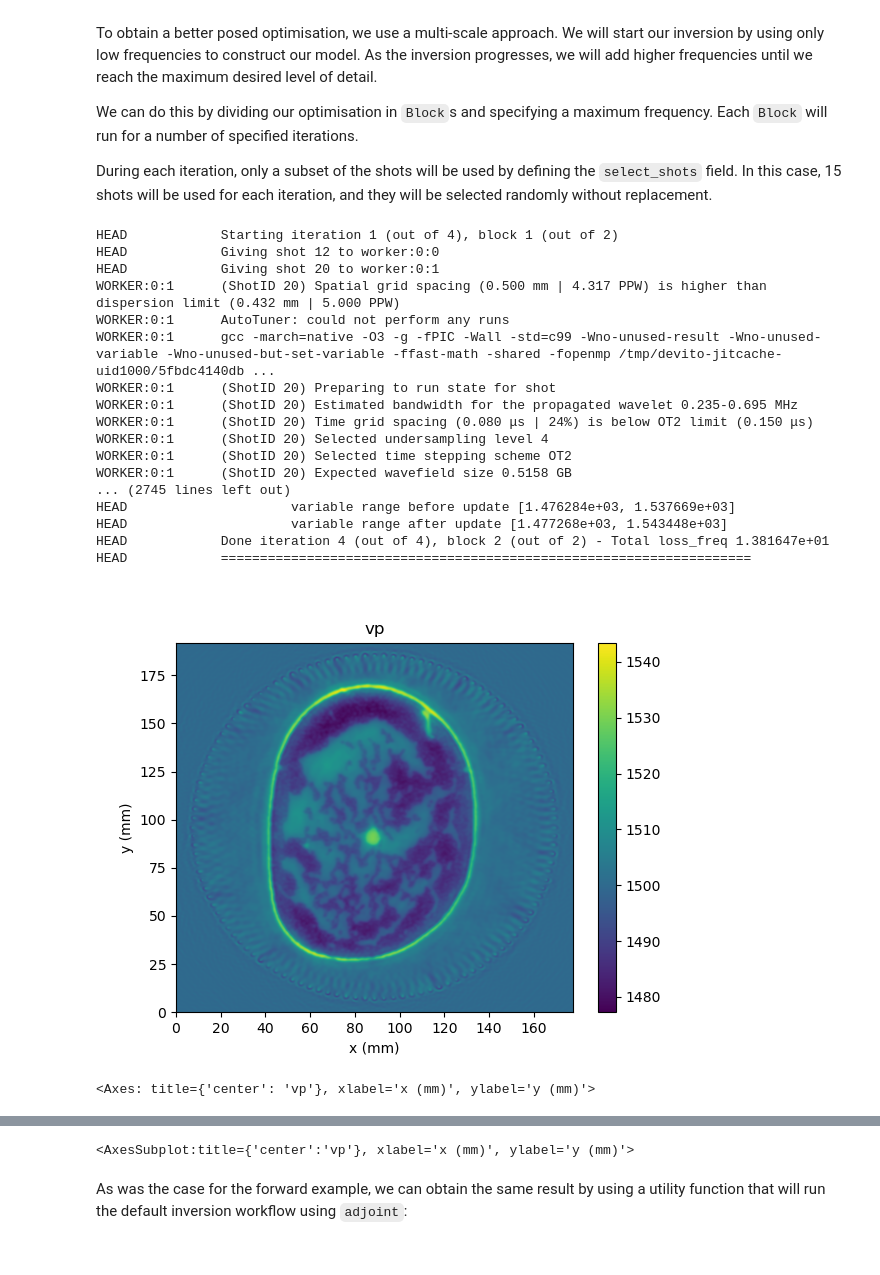
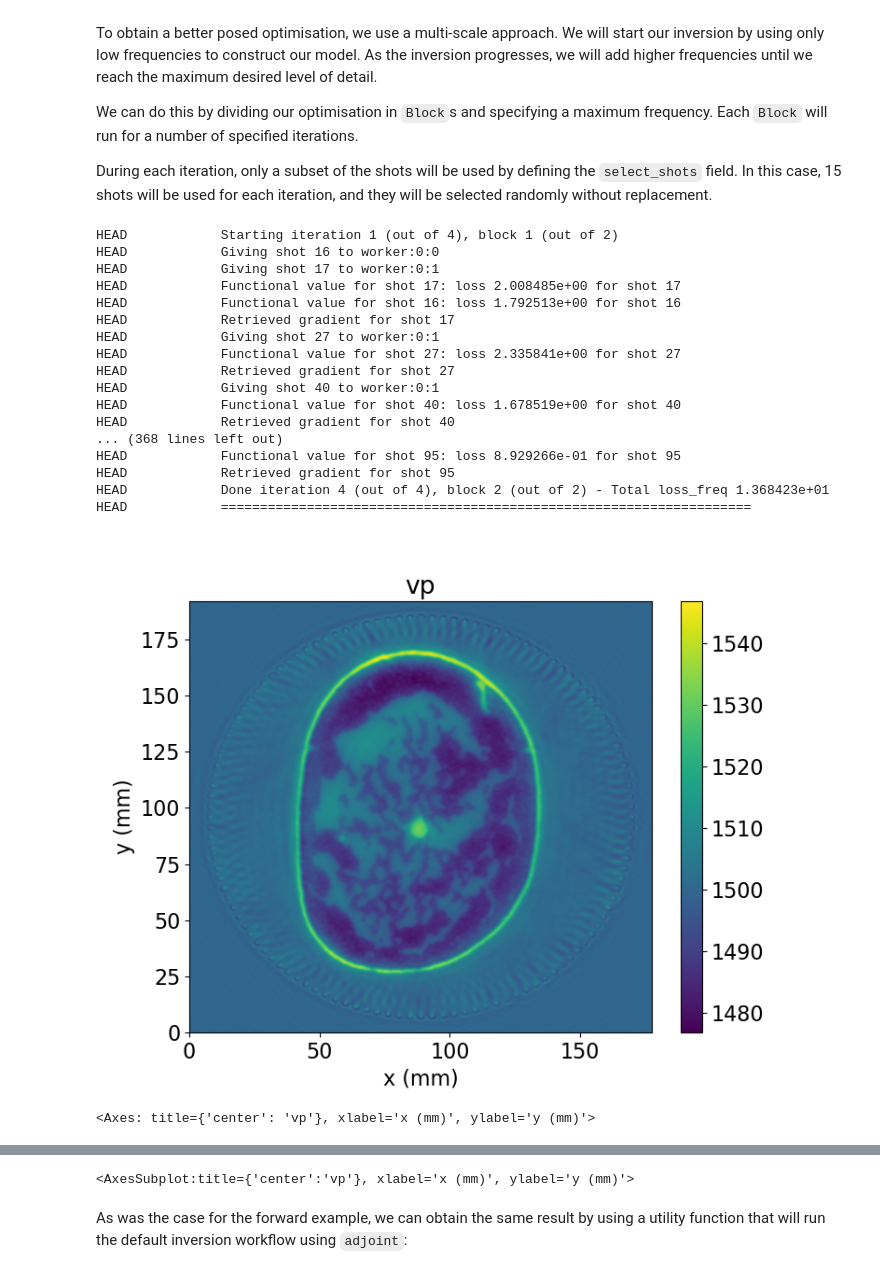
Before and after one commit to trustimaging/stride, a Jupyter notebook: stride_examples/tutorials/06_imaging.ipynb, the cells around one changed output, grey strips where cells are left out. Cells and saved outputs as stored; diff of their text form; code cells hidden in the pictures.

```diff
--- a/stride_examples/tutorials/06_imaging.ipynb
+++ b/stride_examples/tutorials/06_imaging.ipynb
@@ -223,10 +218,11 @@ loss = L2DistanceLoss.remote(len=runtime.num_workers)
 # %% [markdown]
 We will also need some operators to proprocess the source wavelents and the modelled and observed data traces:
 # %%
-from stride import ProcessWavelets, ProcessObserved, ProcessTraces
+from stride import ProcessWavelets, ProcessObserved, ProcessWaveletsObserved, ProcessTraces
 
 process_wavelets = ProcessWavelets.remote(len=runtime.num_workers)
 process_observed = ProcessObserved.remote(len=runtime.num_workers)
+process_wavelets_observed = ProcessWaveletsObserved.remote(len=runtime.num_workers)
 process_traces = ProcessTraces.remote(len=runtime.num_workers)
 # %% [markdown]
 Finally, we will need an optimiser to update the speed of sound model after each iteration. In this case, we use gradient descent.
@@ -296,57 +292,61 @@ for block, f_max in optimisation_loop.blocks(num_blocks, max_freqs):
             observed = sub_problem.shot.observed
 
             # Pre-process the wavelets and observed
-            wavelets = process_wavelets(wavelets, f_max=f_max, filter_relaxation=0.25, runtime=worker)
-            observed = process_observed(observed, f_max=f_max, filter_relaxation=0.25, runtime=worker)
+            wavelets = process_wavelets(wavelets, f_max=f_max, filter_relaxation=0.75, runtime=worker)
+            observed = process_observed(observed, f_max=f_max, filter_relaxation=0.75, runtime=worker)
+            processed = process_wavelets_observed(wavelets, observed, f_max=f_max, runtime=worker)
+            wavelets = processed.outputs[0]
+            observed = processed.outputs[1]
+
             # Execute the PDE forward
             modelled = pde(wavelets, vp, problem=sub_problem, runtime=worker)
 
             # Pre-process the modelled and observed traces
             traces = process_traces(modelled, observed, f_max=f_max, filter_relaxation=0.75, runtime=worker)
             # and use these pre-processed versions to calculate the
             # value of the loss_freq function
             fun = await loss(traces.outputs[0], traces.outputs[1],
                              problem=sub_problem, runtime=worker).result()
 
-            iteration.add_fun(fun)
+            iteration.add_loss(fun)
             runtime.logger.info('Functional value for shot %d: %s' % (shot_id, fun))
 
             # Now, we can calculate the gradient by executing the adjoint of the
             # forward process
             await fun.adjoint()
 
             runtime.logger.info('Retrieved gradient for shot %d' % sub_problem.shot_id)
 
         # Because this is an async loop, it needs to be awaited
         _ = await loop
         # Update the vp with the calculated gradient by taking a step with the optimiser
         await optimiser.step()
 
         runtime.logger.info('Done iteration %d (out of %d), '
                             'block %d (out of %d) - Total loss_freq %e' %
                             (iteration.id+1, block.num_iterations, block.id+1,
-                             optimisation_loop.num_blocks, iteration.fun_value))
+                             optimisation_loop.num_blocks, iteration.total_loss))
         runtime.logger.info('====================================================================')
 
 # Plot the vp afterwards
 vp.plot()
 # %% [output]
 HEAD            Starting iteration 1 (out of 4), block 1 (out of 2)
-HEAD            Giving shot 12 to worker:0:0
-HEAD            Giving shot 20 to worker:0:1
-WORKER:0:1      (ShotID 20) Spatial grid spacing (0.500 mm | 4.317 PPW) is higher than dispersion limit (0.432 mm | 5.000 PPW)
-WORKER:0:1      AutoTuner: could not perform any runs
-WORKER:0:1      gcc -march=native -O3 -g -fPIC -Wall -std=c99 -Wno-unused-result -Wno-unused-variable -Wno-unused-but-set-variable -ffast-math -shared -fopenmp /tmp/devito-jitcache-uid1000/5fbdc4140db ...
-WORKER:0:1      (ShotID 20) Preparing to run state for shot
-WORKER:0:1      (ShotID 20) Estimated bandwidth for the propagated wavelet 0.235-0.695 MHz
-WORKER:0:1      (ShotID 20) Time grid spacing (0.080 μs | 24%) is below OT2 limit (0.150 μs)
-WORKER:0:1      (ShotID 20) Selected undersampling level 4
-WORKER:0:1      (ShotID 20) Selected time stepping scheme OT2
-WORKER:0:1      (ShotID 20) Expected wavefield size 0.5158 GB
-... (2745 lines left out)
-HEAD                     variable range before update [1.476284e+03, 1.537669e+03]
-HEAD                     variable range after update [1.477268e+03, 1.543448e+03]
-HEAD            Done iteration 4 (out of 4), block 2 (out of 2) - Total loss_freq 1.381647e+01
+HEAD            Giving shot 16 to worker:0:0
+HEAD            Giving shot 17 to worker:0:1
+HEAD            Functional value for shot 17: loss 2.008485e+00 for shot 17
+HEAD            Functional value for shot 16: loss 1.792513e+00 for shot 16
+HEAD            Retrieved gradient for shot 17
+HEAD            Giving shot 27 to worker:0:1
+HEAD            Functional value for shot 27: loss 2.335841e+00 for shot 27
+HEAD            Retrieved gradient for shot 27
+HEAD            Giving shot 40 to worker:0:1
+HEAD            Functional value for shot 40: loss 1.678519e+00 for shot 40
+HEAD            Retrieved gradient for shot 40
+... (368 lines left out)
+HEAD            Functional value for shot 95: loss 8.929266e-01 for shot 95
+HEAD            Retrieved gradient for shot 95
+HEAD            Done iteration 4 (out of 4), block 2 (out of 2) - Total loss_freq 1.368423e+01
 HEAD            ====================================================================
-[figure, old version]
+[figure, new version]
 <Axes: title={'center': 'vp'}, xlabel='x (mm)', ylabel='y (mm)'>
```
Also changed, not shown: parts of 4 cells of this notebook, 1 other file.
